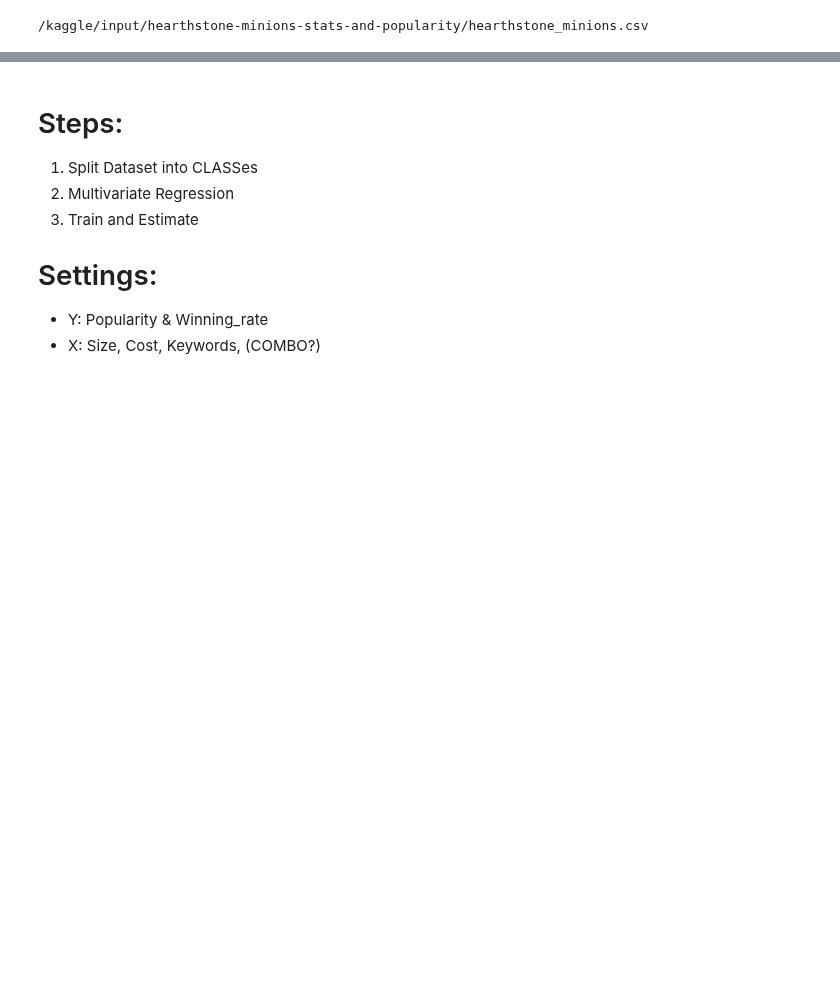
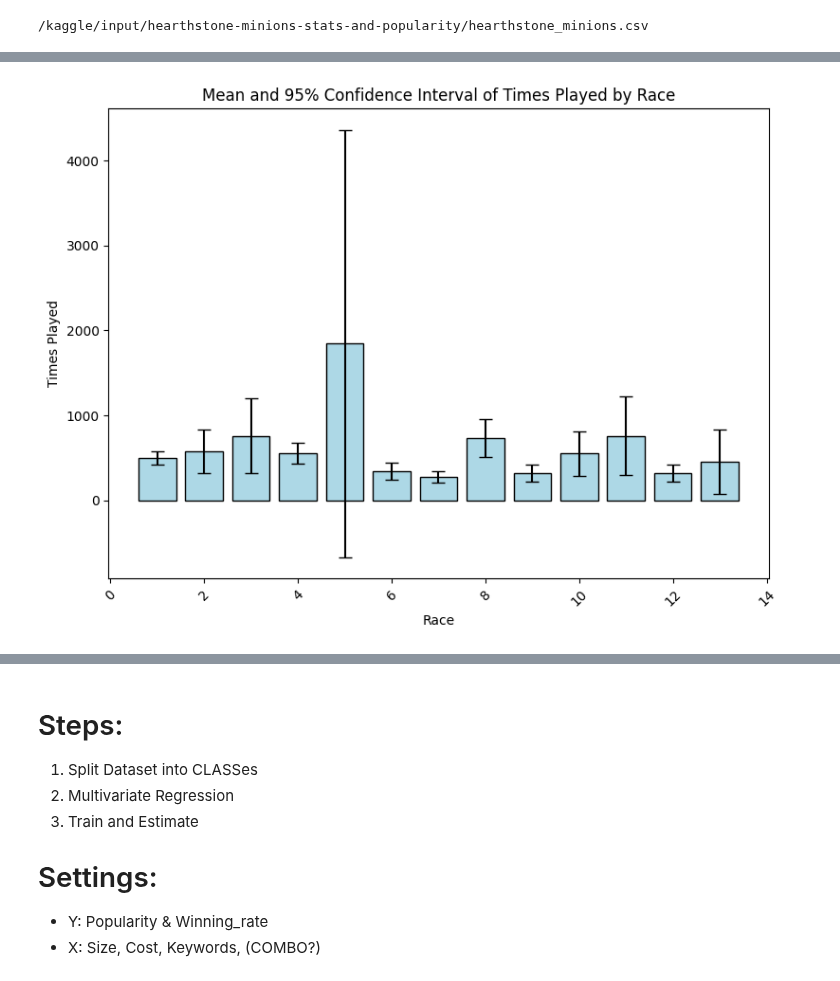
Before and after one commit to sippin9/ECE-225, a Jupyter notebook: ece-225.ipynb, the cells around one changed output, grey strips where cells are left out. Saved outputs shown, nothing was run; the diff lists cells and outputs as text; code cells hidden in the pictures; blank space fills up the shorter version.

Commit message:
Kaggle Notebook | ECE 225 | Clear CLASS and RACE

```diff
--- a/ece-225.ipynb
+++ b/ece-225.ipynb
@@ -231,0 +236,87 @@ plt.show()
+# %%
+# 按 'RACE' 列分组，计算每组的 'times_played' 列的均值、标准差和样本数量
+grouped = df.groupby('RACE')['times_played'].agg(['mean', 'std', 'count']).reset_index()
+
+# 计算标准误差（Standard Error of the Mean, SEM）
+grouped['sem'] = grouped['std'] / np.sqrt(grouped['count'])
+
+# 计算置信区间 (95% 置信区间)
+confidence_level = 0.95
+z_score = stats.norm.ppf(1 - (1 - confidence_level) / 2)  # 对应95%置信区间的z值
+
+# 计算置信区间的误差范围
+grouped['ci_lower'] = grouped['mean'] - z_score * grouped['sem']
+grouped['ci_upper'] = grouped['mean'] + z_score * grouped['sem']
+
+# 绘制均值和置信区间
+fig, ax = plt.subplots(figsize=(8, 6))
+
+# 绘制均值的条形图
+ax.bar(grouped['RACE'], grouped['mean'], yerr=[grouped['mean'] - grouped['ci_lower'], grouped['ci_upper'] - grouped['mean']],
+       capsize=5, color='lightblue', edgecolor='black', label='Mean with CI')
+
+# 设置标签和标题
+ax.set_xlabel('Race')
+ax.set_ylabel('Times Played')
+ax.set_title('Mean and 95% Confidence Interval of Times Played by Race')
+plt.xticks(rotation=45)
+plt.tight_layout()
+
+# 显示图形
+plt.show()
+
+# 按 'COST' 列分组，计算每组的 'times_played' 列的均值、标准差和样本数量
+grouped = df.groupby('COST')['times_played'].agg(['mean', 'std', 'count']).reset_index()
+
+# 计算标准误差（Standard Error of the Mean, SEM）
+grouped['sem'] = grouped['std'] / np.sqrt(grouped['count'])
+
+# 计算置信区间的误差范围
+grouped['ci_lower'] = grouped['mean'] - z_score * grouped['sem']
+grouped['ci_upper'] = grouped['mean'] + z_score * grouped['sem']
+
+# 绘制均值和置信区间
+fig, ax = plt.subplots(figsize=(8, 6))
+
+# 绘制均值的条形图
+ax.bar(grouped['COST'], grouped['mean'], yerr=[grouped['mean'] - grouped['ci_lower'], grouped['ci_upper'] - grouped['mean']],
+       capsize=5, color='lightblue', edgecolor='black', label='Mean with CI')
+
+# 设置标签和标题
+ax.set_xlabel('COST')
+ax.set_ylabel('Times Played')
+ax.set_title('Mean and 95% Confidence Interval of Times Played by COST')
+plt.xticks(rotation=45)
+plt.tight_layout()
+
+# 显示图形
+plt.show()
+
+# 按 'CLASS' 列分组，计算每组的 'times_played' 列的均值、标准差和样本数量
+grouped = df.groupby('CLASS')['times_played'].agg(['mean', 'std', 'count']).reset_index()
+
+# 计算标准误差（Standard Error of the Mean, SEM）
+grouped['sem'] = grouped['std'] / np.sqrt(grouped['count'])
+
+# 计算置信区间的误差范围
+grouped['ci_lower'] = grouped['mean'] - z_score * grouped['sem']
+grouped['ci_upper'] = grouped['mean'] + z_score * grouped['sem']
+
+# 绘制均值和置信区间
+fig, ax = plt.subplots(figsize=(8, 6))
+
+# 绘制均值的条形图
+ax.bar(grouped['CLASS'], grouped['mean'], yerr=[grouped['mean'] - grouped['ci_lower'], grouped['ci_upper'] - grouped['mean']],
+       capsize=5, color='lightblue', edgecolor='black', label='Mean with CI')
+
+# 设置标签和标题
+ax.set_xlabel('CLASS')
+ax.set_ylabel('Times Played')
+ax.set_title('Mean and 95% Confidence Interval of Times Played by CLASS')
+plt.xticks(rotation=45)
+plt.tight_layout()
+
+# 显示图形
+plt.show()
+# %% [output]
+[figure, added]
```
Also changed, not shown: parts of 6 cells of this notebook.
